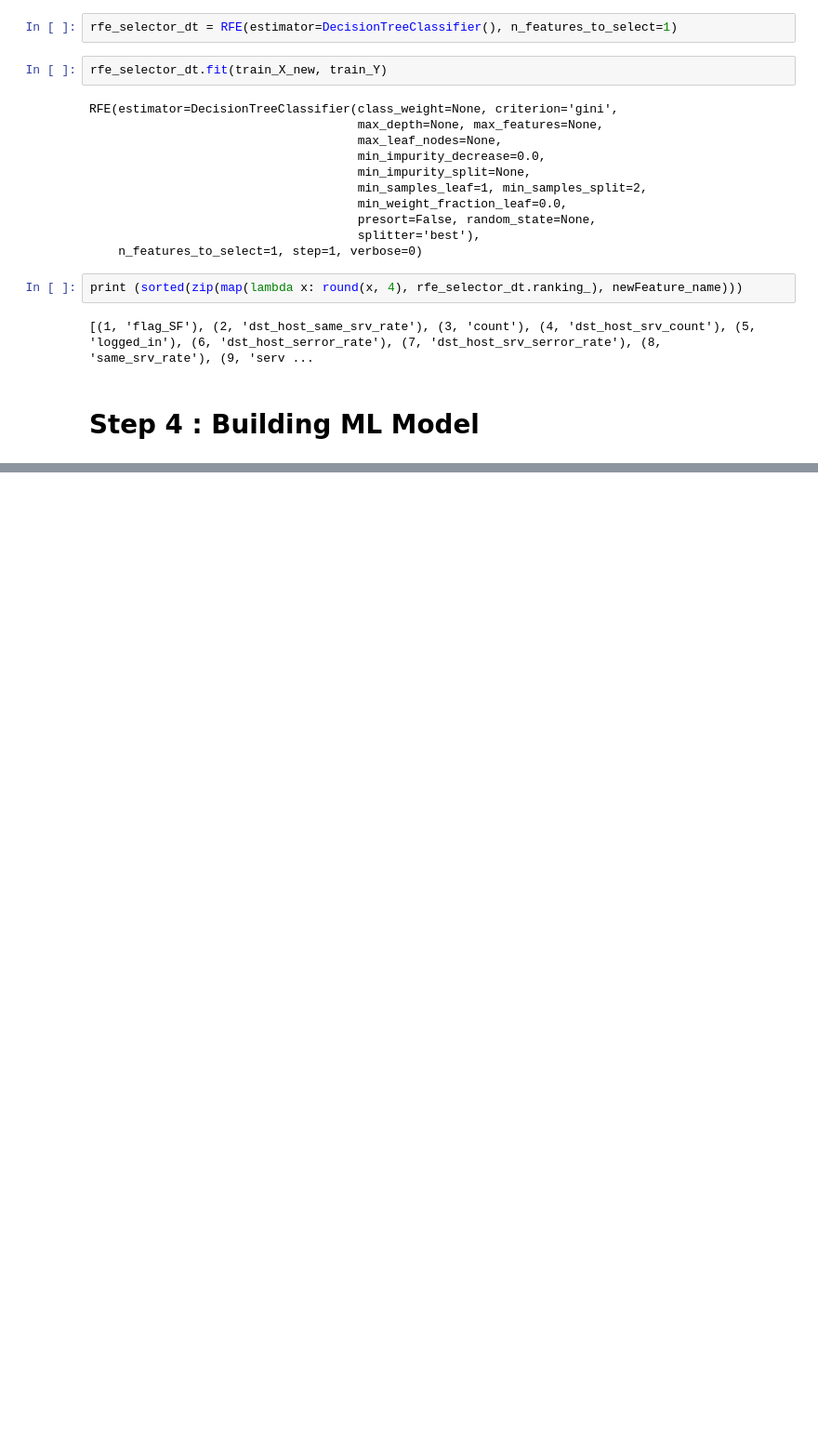
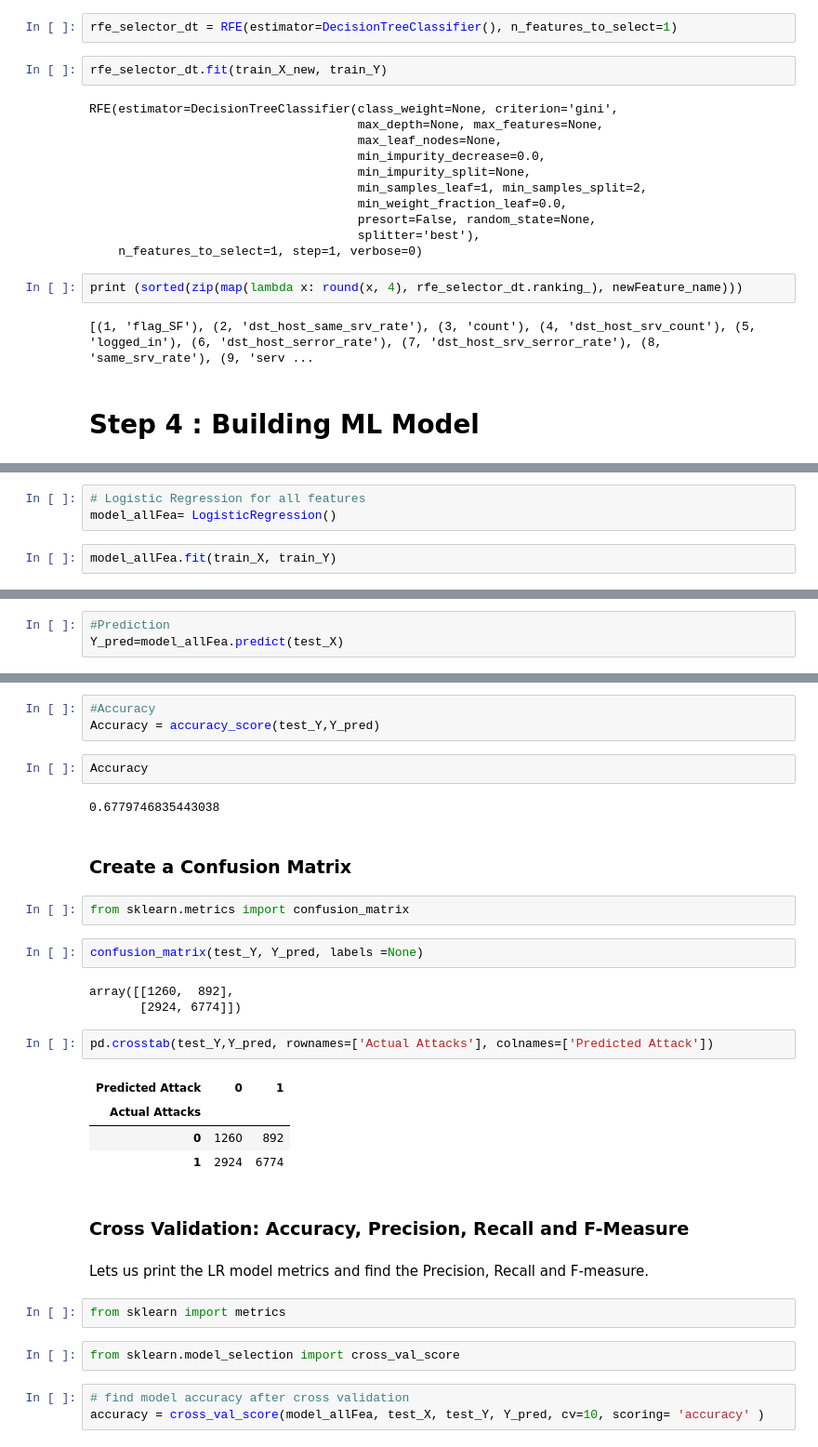
Before and after one commit to garima0106/SNAC_APT_DatasetEval, a Jupyter notebook: NSL-KDD_Data_Preprocessing.ipynb, the cells around one changed output, grey strips where cells are left out. Shown: that part at 93% size. Cells and saved outputs as stored; diff of their text form; blank space fills up the shorter version.

Commit message:
adding Models

```diff
--- a/NSL-KDD_Data_Preprocessing.ipynb
+++ b/NSL-KDD_Data_Preprocessing.ipynb
@@ -765,0 +778,5 @@ print (sorted(zip(map(lambda x: round(x, 4), rfe_selector_dt.ranking_), newFeatu
+# %%
+# Logistic Regression for all features
+model_allFea= LogisticRegression()
+# %%
+model_allFea.fit(train_X, train_Y)
@@ -765,0 +814,3 @@ print (sorted(zip(map(lambda x: round(x, 4), rfe_selector_dt.ranking_), newFeatu
+# %%
+#Prediction
+Y_pred=model_allFea.predict(test_X)
@@ -765,0 +819,34 @@ print (sorted(zip(map(lambda x: round(x, 4), rfe_selector_dt.ranking_), newFeatu
+# %%
+#Accuracy
+Accuracy = accuracy_score(test_Y,Y_pred)
+# %%
+Accuracy
+# %% [output]
+0.6779746835443038
+# %% [markdown]
+### Create a Confusion Matrix
+# %%
+from sklearn.metrics import confusion_matrix
+# %%
+confusion_matrix(test_Y, Y_pred, labels =None)
+# %% [output]
+array([[1260,  892],
+       [2924, 6774]])
+# %%
+pd.crosstab(test_Y,Y_pred, rownames=['Actual Attacks'], colnames=['Predicted Attack'])
+# %% [output]
+| Predicted Attack | 0 | 1 |
+| Actual Attacks |  |  |
+| 0 | 1260 | 892 |
+| 1 | 2924 | 6774 |
+# %% [markdown]
+### Cross Validation: Accuracy, Precision, Recall and F-Measure
+# %% [markdown]
+Lets us print the LR model metrics and find the Precision, Recall and F-measure.
+# %%
+from sklearn import metrics
+# %%
+from sklearn.model_selection import cross_val_score
+# %%
+# find model accuracy after cross validation
+accuracy = cross_val_score(model_allFea, test_X, test_Y, Y_pred, cv=10, scoring= 'accuracy' )
```
Also changed, not shown: parts of 40 cells of this notebook.
